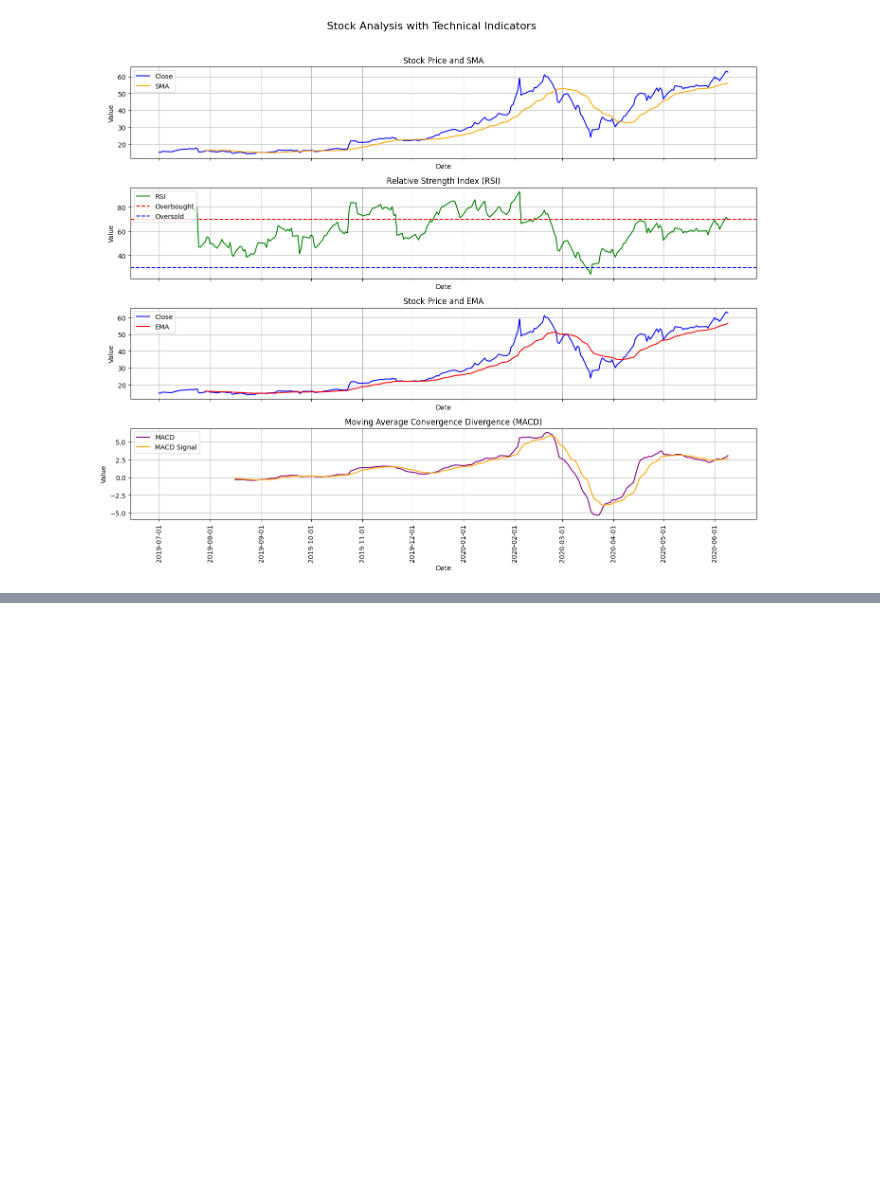
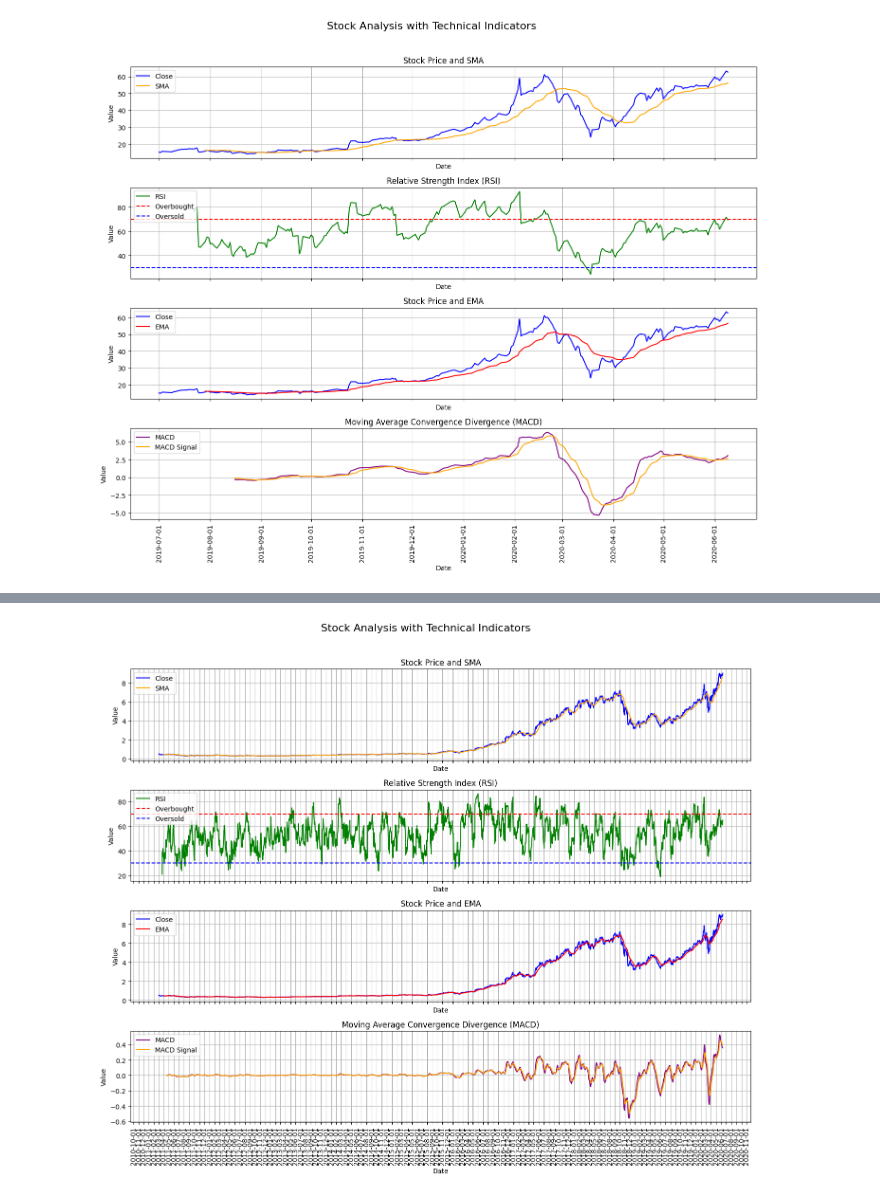
Before and after one commit to wolderufael/Stock-market-analysis-based-on-news-sentiment, a Jupyter notebook: notebooks/stock_analysis.ipynb, the cells around one changed output, grey strips where cells are left out. Saved outputs shown, nothing was run; the diff lists cells and outputs as text; code cells hidden in the pictures; blank space fills up the shorter version.

Commit message:
NVIDIA analysis

```diff
--- a/notebooks/stock_analysis.ipynb
+++ b/notebooks/stock_analysis.ipynb
@@ -226,0 +239,7 @@ tesla_stock_data_indicators.to_csv('Data/Output/tesla_stock_data.csv', index=Tru
+# %%
+#instance of our analyser class using the day range
+analyzer = StockAnalyzer('NVDA','2011-03-03','2020-06-10')
+# %%
+#retrieve data using yfinance
+NVIDIA_stock_data=analyzer.retrieve_stock_data()
+NVIDIA_stock_data.head()
@@ -226,0 +267,5 @@ tesla_stock_data_indicators.to_csv('Data/Output/tesla_stock_data.csv', index=Tru
+# %%
+# Plot stock data
+analyzer.plot_technical_indicators(NVIDIA_stock_data)
+# %% [output]
+[figure, added]
```
Also changed, not shown: parts of 5 cells of this notebook.
